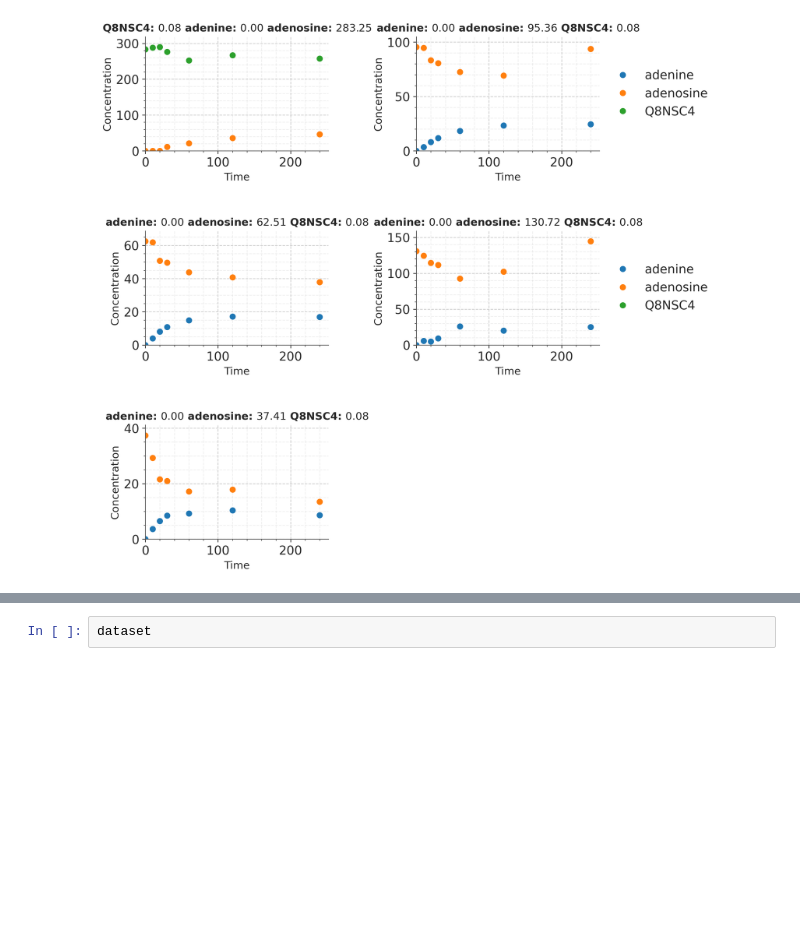
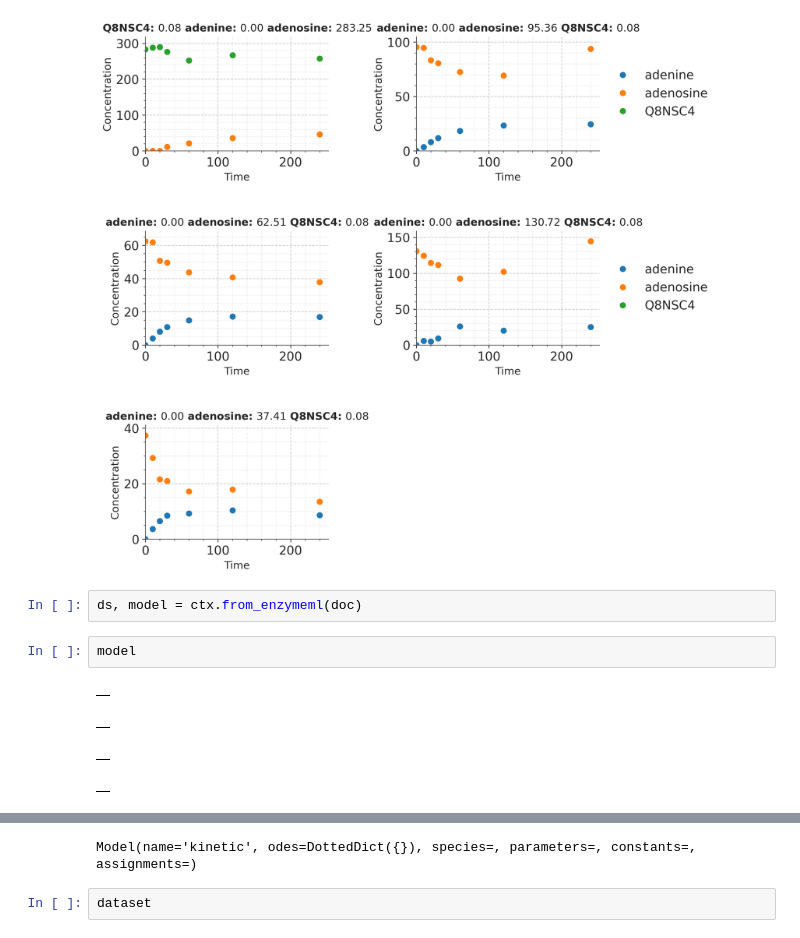
Before and after one commit to haeussma/chromhandler-example, a Jupyter notebook: 3-model.ipynb, the cells around one changed output, grey strips where cells are left out. Cells and saved outputs as stored; diff of their text form; blank space fills up the shorter version.

```diff
--- a/3-model.ipynb
+++ b/3-model.ipynb
@@ -12,3 +14,12 @@ dataset.plot(show=True)
 # %% [output]
 [interactive output not drawn]
 [figure]
+# %%
+ds, model = ctx.from_enzymeml(doc)
+# %%
+model
+# %% [output]
+|  |
+|  |
+|  |
+|  |
@@ -15,3 +27,4 @@ dataset.plot(show=True)
+Model(name='kinetic', odes=DottedDict({}), species=, parameters=, constants=, assignments=)
 # %%
 dataset
 # %% [output]
```
Also changed, not shown: parts of 6 cells of this notebook.
